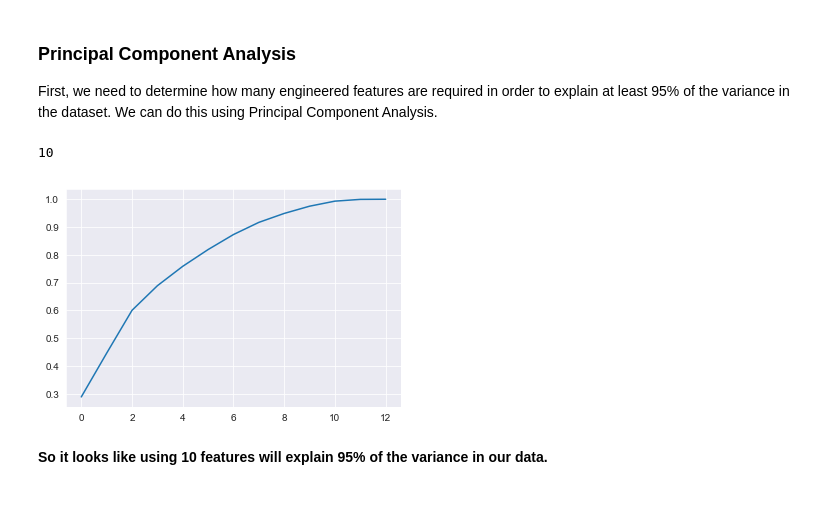
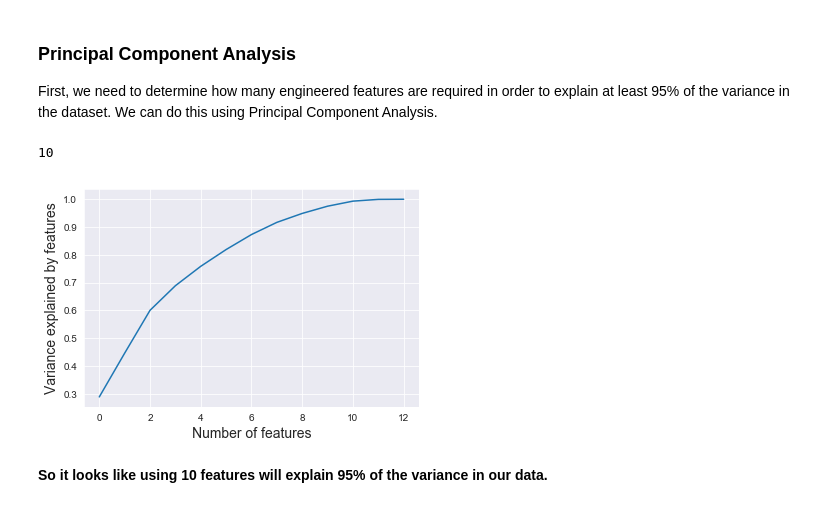
Before and after one commit to magnawhale/dsc-mod-5-project-online-ds-ft-051319, a Jupyter notebook: student.ipynb, the cells around one changed output. Saved outputs shown, nothing was run; the diff lists cells and outputs as text; code cells hidden in the pictures.

```diff
--- a/student.ipynb
+++ b/student.ipynb
@@ -266,7 +275,7 @@ sns.heatmap(corr, center=0, annot=True);
 # %% [markdown]
 ### Train, test, split
 # %%
-X_train, X_test, y_train, y_test = train_test_split(feats, labels, random_state=42)
+X_train, X_test, y_train, y_test = train_test_split(features, labels, random_state=42)
 # %% [markdown]
 ### Principal Component Analysis
 
@@ -274,16 +283,18 @@ First, we need to determine how many engineered features are required in order t
 # %%
 # perfrom Principal Component Analysis to determine how many features
 # will explain 95% of model variance
 pca = PCA()
 X_train_pca = pca.fit_transform(X_train)
-plt.plot(range(X_train.shape[1]), variance);
+variance = pca.explained_variance_ratio_.cumsum()
+plt.plot(range(X_train_pca.shape[1]), variance)
+plt.xlabel("Number of features", fontsize=14)
+plt.ylabel("Variance explained by features", fontsize=14);
 
-variance = pca.explained_variance_ratio_.cumsum()
 n_features = len(variance[variance <= .95]) + 1
 n_features
 # %% [output]
 10
-[figure, old version]
+[figure, new version]
 # %% [markdown]
 **So it looks like using 10 features will explain 95% of the variance in our data.**
 # %% [markdown]
```
Also changed, not shown: parts of 39 cells of this notebook.
